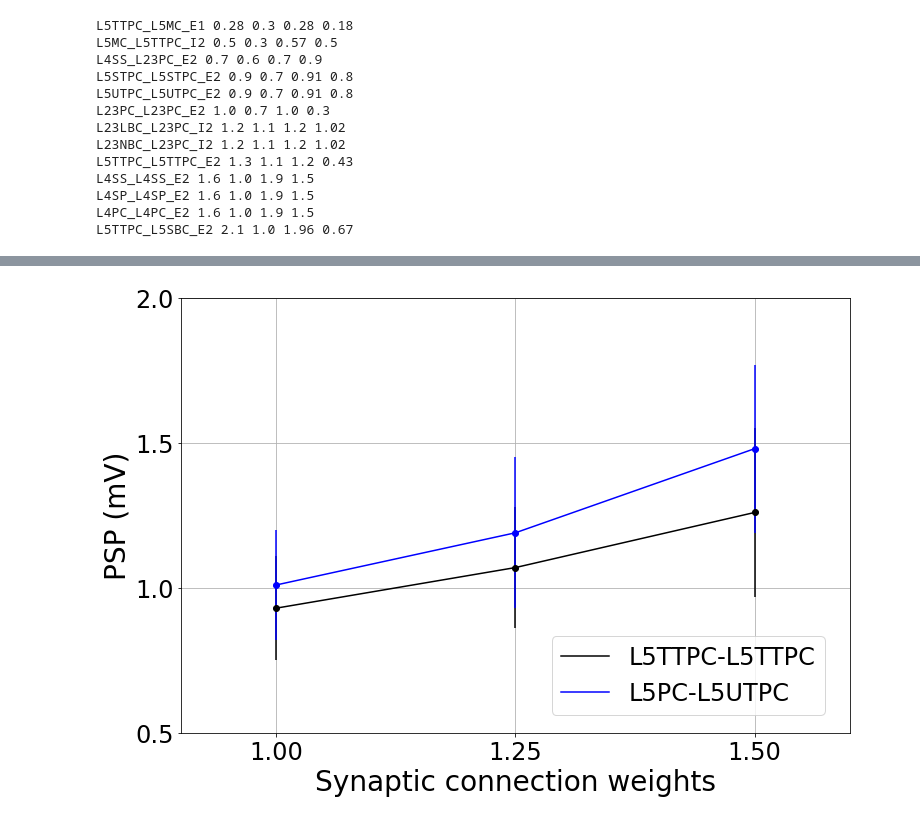
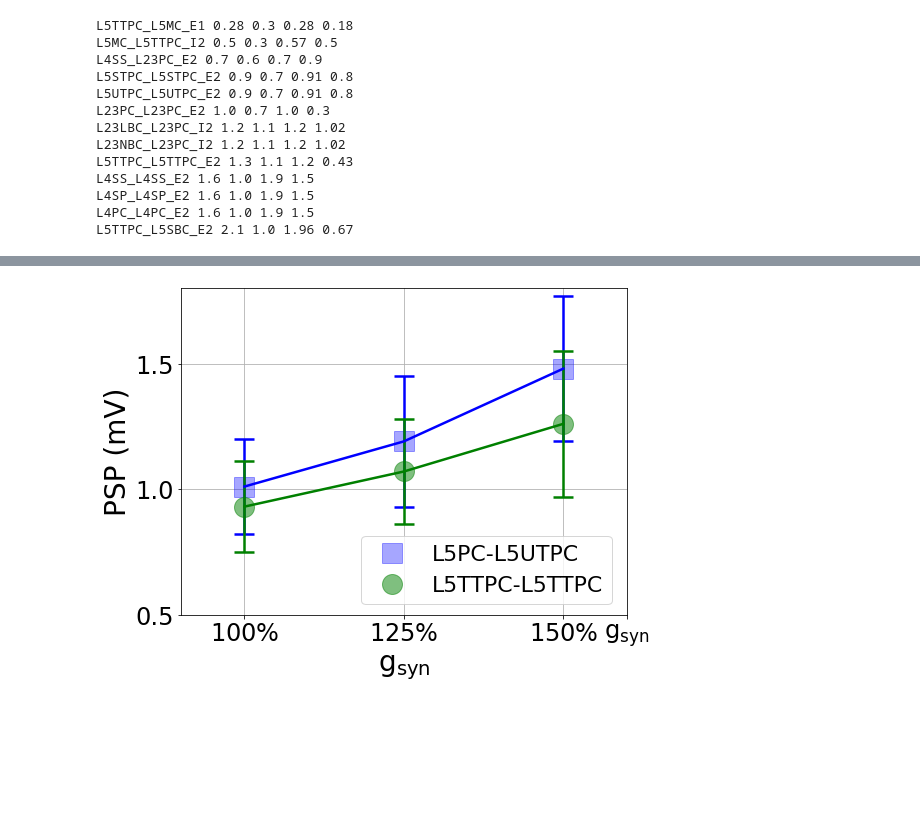
Before and after one commit to suny-downstate-medical-center/S1_HFO, a Jupyter notebook: runSubNets/IPSPmax_L5exc_type5_gabaVrev.ipynb, the cells around one changed output, grey strips where cells are left out. Drawn from its saved outputs; the diff is of its cells as text; code cells hidden in the pictures; blank space fills up the shorter version.

```diff
--- a/runSubNets/IPSPmax_L5exc_type5_gabaVrev.ipynb
+++ b/runSubNets/IPSPmax_L5exc_type5_gabaVrev.ipynb
@@ -552,29 +554,29 @@ plt.savefig('../info/IPSPmax_L5PC_type5and8_gabaaVrev.png', facecolor = 'white'
 # %%
-figSize = (12,8)
+figSize = (8,6)
 fig = plt.figure(figsize=figSize)  # Open a new figure
 
 x= [1, 1.25, 1.5]
 y= [0.93, 1.07, 1.26]
 y_error = [0.18, 0.21, 0.29]
 
 y2= [1.01, 1.19, 1.48]
 y2_error = [0.19, 0.26, 0.29]
 
-plt.plot(x,y,'k-', linewidth=1.5, label='L5TTPC-L5TTPC')
-plt.errorbar(x, y, yerr = y_error,fmt='o',ecolor = 'black',color='black')
+plt.plot(x,y2,'bs', linewidth=2.5, label='L5PC-L5UTPC', markersize=20,alpha = 0.35)
+plt.errorbar(x, y2, yerr = y2_error,fmt='-', linewidth=2.5,ecolor = 'blue',color='blue', capsize=10, markeredgewidth=2.5, elinewidth=2.5)
 
-plt.plot(x,y2,'b-', linewidth=1.5, label='L5PC-L5UTPC')
-plt.errorbar(x, y2, yerr = y2_error,fmt='o',ecolor = 'blue',color='blue')
+plt.plot(x,y,'go', linewidth=2.5, markersize=20, label='L5TTPC-L5TTPC',alpha = 0.5)
+plt.errorbar(x, y, yerr = y_error,fmt='-', linewidth=2.5,ecolor = 'green',color='green', capsize=10, markeredgewidth=2.5, elinewidth=2.5)
 
-plt.legend(loc='upper right', fontsize=24, bbox_to_anchor=(0.98, 0.25))
+plt.legend(loc='upper right', fontsize=22, bbox_to_anchor=(0.99, 0.275))
 plt.xlim(0.9,1.6)
-plt.ylim(0.5,2.0)
-plt.xlabel(r'Synaptic connection weights', fontsize=28)
+plt.ylim(0.5,1.8)
+plt.xlabel(r'g$_{\rm syn}$', fontsize=28)
 plt.ylabel('PSP (mV)', fontsize=28)
-plt.xticks([1,1.25,1.5],fontsize=24);
-plt.yticks([0.5, 1, 1.5, 2.], fontsize=24);
+plt.xticks([1,1.25,1.5,1.6],[r'100$\%$',r'125$\%$',r'150$\%$',r'g$_{\rm syn}$'],fontsize=24);
+plt.yticks([0.5, 1, 1.5], fontsize=24);
 plt.grid(True)
 
 plt.savefig('../info/EPSPmax_L5PC_gsyn.png', facecolor = 'white' , dpi=300)
 # %% [output]
-[figure, old version]
+[figure, new version]
```
Also changed, not shown: parts of 1 cell of this notebook.
